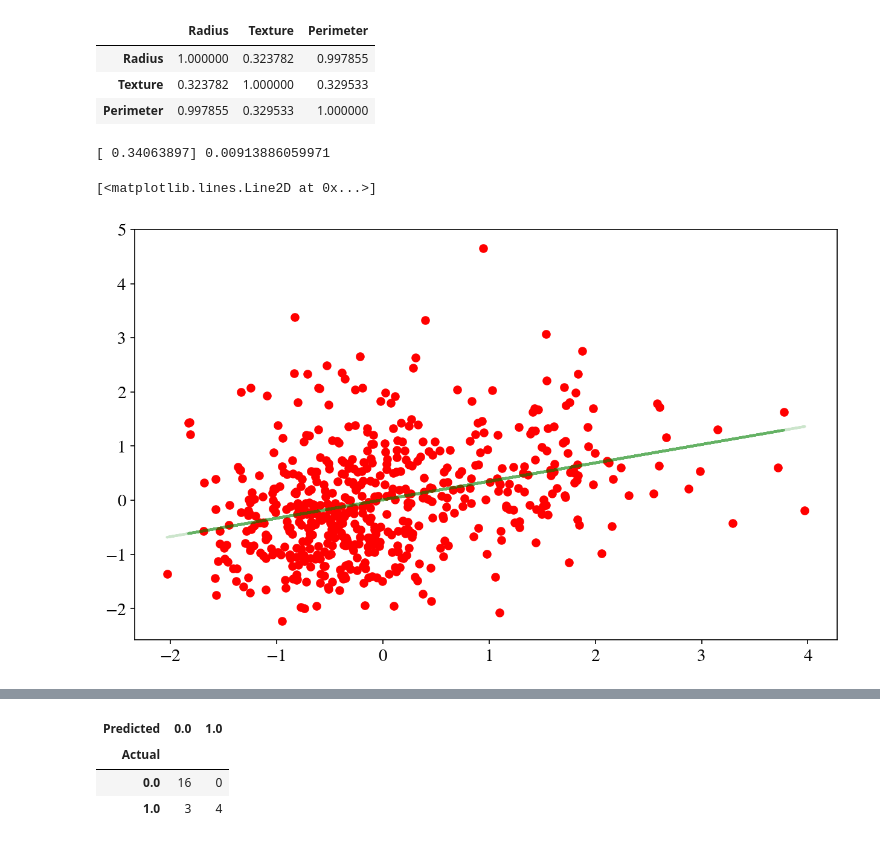
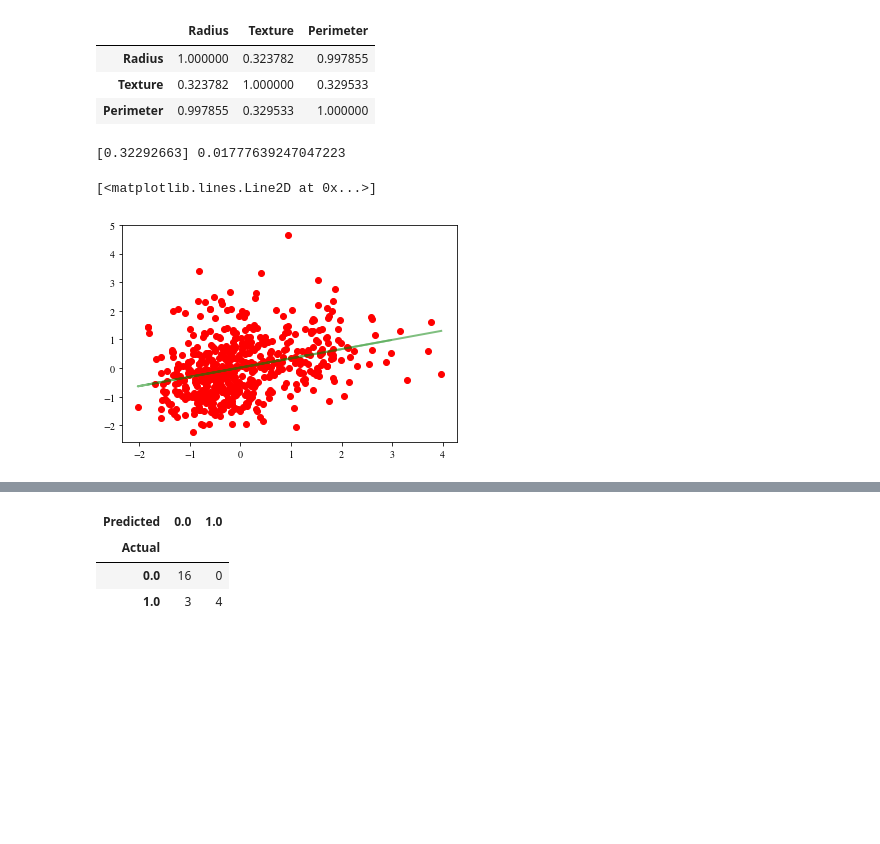
Before and after one commit to jcstumpf/jcstumpf.github.io, a Jupyter notebook: Assignments/HW2_Stumpf.ipynb, the cells around one changed output, grey strips where cells are left out. Drawn from its saved outputs; the diff is of its cells as text; code cells hidden in the pictures; blank space fills up the shorter version.

```diff
--- a/Assignments/HW2_Stumpf.ipynb
+++ b/Assignments/HW2_Stumpf.ipynb
@@ -88,7 +101,9 @@ Ten real-valued features are computed for each cell nucleus:
 	i) symmetry
 	j) fractal dimension ("coastline approximation" - 1)
 # %%
-#Instruction3: Import your dataset and print then number of rows and columns
+#Instruction3: Import your dataset and print the number of rows and columns
 import pandas as pd
-df=pd.read_csv("data/wdbc.csv")
+df=pd.read_csv("data/HW2/wdbc.csv")
+df_size = df.shape
+print(f'Num Rows: {df_size[0]}\nNum Columns: {df_size[1]}')
 # %% [output]
@@ -123,16 +203,37 @@ df.head()
 #Instruction7: Carry out the regression, first standardizing our variables. This is strictly not necessary, but we are doing it as we wish to play around with PCA.
 #Since scikit-learn wants a n_sample rows times n_features matrix, we need to reshape the x variable. We store both an _vec variable, which is easier to plot with,
 #as well as the reshaped variable.
+
+from sklearn.linear_model import LinearRegression
+x_hd = df[['Radius','Texture']].values
+x_hdn = (x_hd - x_hd.mean(axis=0))/x_hd.std(axis = 0)
+radius_std_vec = x_hdn[:,0]
+radius_std = radius_std_vec.reshape(-1,1)
+texture_std_vec = x_hdn[:,1]
+texture_std = texture_std_vec.reshape(-1,1)
 # %%
 #Instruction8: Split the data into a training set and a testing set. By default, 25% of the data is reserved for
 #testing.
+
+from sklearn.cross_validation import train_test_split
+x_train, x_test, y_train, y_test = train_test_split(radius_std,texture_std_vec)
 # %%
 #Instrusction9: Use the training set for the fit, and find what our predictions ought to be on both the training and
 #test set.
+linreg = LinearRegression()
+linreg.fit(x_train, y_train)
+predic_train = linreg.predict(x_train)
+predic_test = linreg.predict(x_test)
+trains = x_train.reshape(1,-1).flatten()
+tests = x_test.reshape(1,-1).flatten()
+print(linreg.coef_, linreg.intercept_)
 # %% [output]
-[ 0.34063897] 0.00913886059971
+[0.32292663] 0.01777639247047223
 # %%
 #Instruction10: Plot the scatter against the fit for both training and test data.
+plt.scatter(radius_std_vec,texture_std_vec,c='r')
+plt.plot(trains,predic_train,c='g',alpha=0.5)
+plt.plot(tests,predic_test,c='g',alpha=0.2)
 # %% [output]
 [<matplotlib.lines.Line2D at 0x...>]
-[figure, old version]
+[figure, new version]
```
Also changed, not shown: parts of 26 cells of this notebook.
